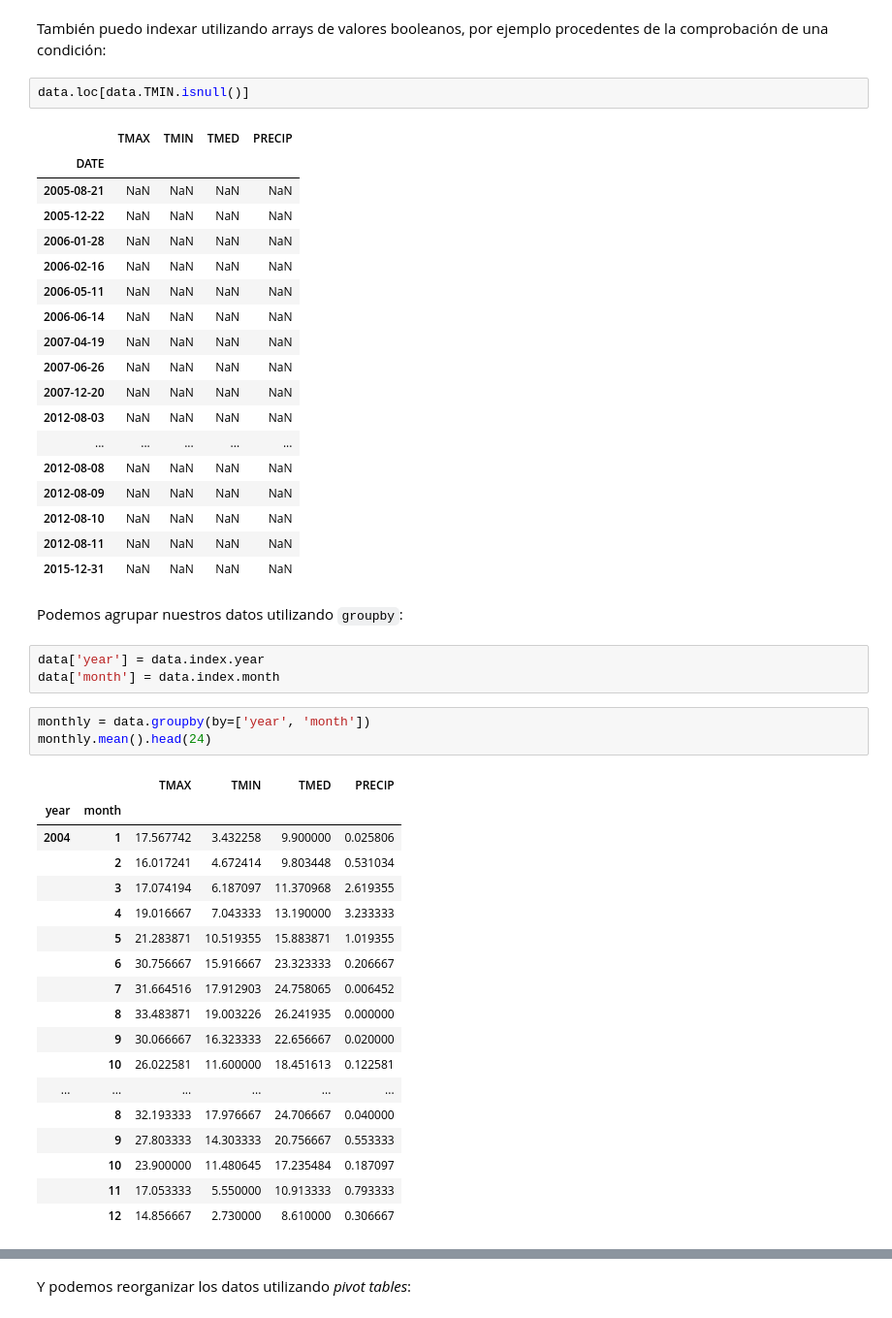
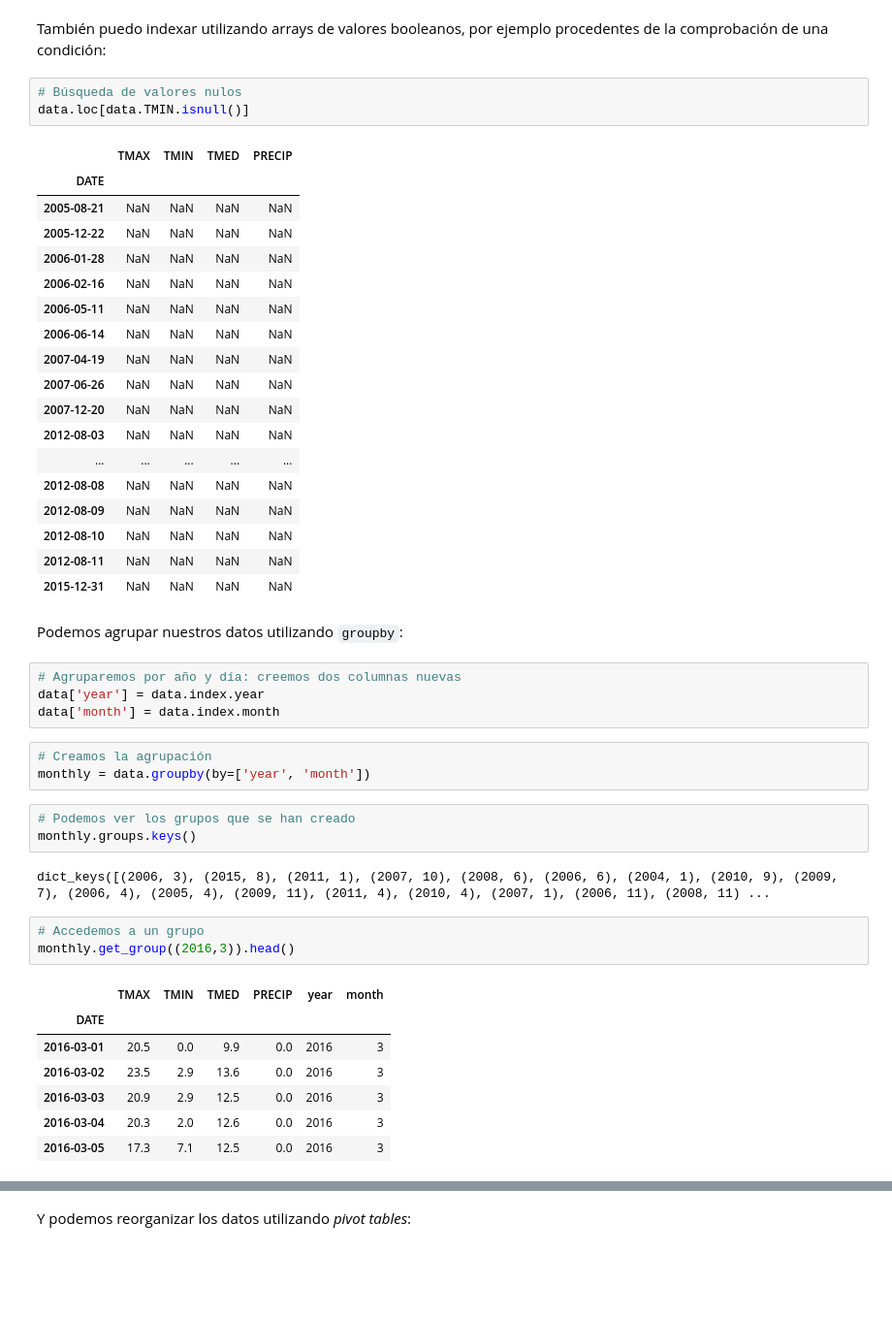
Before and after one commit to AeroPython/Curso_AeroPython, a Jupyter notebook: notebooks_completos/050-Pandas-Intro.ipynb, the cells around one changed output, grey strips where cells are left out. Shown: that part at 97% size. Saved outputs shown, nothing was run; the diff lists cells and outputs as text; blank space fills up the shorter version.

```diff
--- a/notebooks_completos/050-Pandas-Intro.ipynb
+++ b/notebooks_completos/050-Pandas-Intro.ipynb
@@ -205,6 +242,7 @@ data.loc["2016-12-01":]
 # %% [markdown]
 También puedo indexar utilizando arrays de valores booleanos, por ejemplo procedentes de la comprobación de una condición:
 # %%
+# Búsqueda de valores nulos
 data.loc[data.TMIN.isnull()]
 # %% [output]
 |  | TMAX | TMIN | TMED | PRECIP |
@@ -228,27 +266,25 @@ data.loc[data.TMIN.isnull()]
 # %% [markdown]
 Podemos agrupar nuestros datos utilizando `groupby`:
 # %%
+# Agruparemos por año y día: creemos dos columnas nuevas
 data['year'] = data.index.year
 data['month'] = data.index.month
 # %%
+# Creamos la agrupación
 monthly = data.groupby(by=['year', 'month'])
-monthly.mean().head(24)
-# %% [output]
-|  |  | TMAX | TMIN | TMED | PRECIP |
-| year | month |  |  |  |  |
-| 2004 | 1 | 17.567742 | 3.432258 | 9.900000 | 0.025806 |
-|  | 2 | 16.017241 | 4.672414 | 9.803448 | 0.531034 |
-|  | 3 | 17.074194 | 6.187097 | 11.370968 | 2.619355 |
-|  | 4 | 19.016667 | 7.043333 | 13.190000 | 3.233333 |
-|  | 5 | 21.283871 | 10.519355 | 15.883871 | 1.019355 |
-|  | 6 | 30.756667 | 15.916667 | 23.323333 | 0.206667 |
-|  | 7 | 31.664516 | 17.912903 | 24.758065 | 0.006452 |
-|  | 8 | 33.483871 | 19.003226 | 26.241935 | 0.000000 |
-|  | 9 | 30.066667 | 16.323333 | 22.656667 | 0.020000 |
-|  | 10 | 26.022581 | 11.600000 | 18.451613 | 0.122581 |
-| ... | ... | ... | ... | ... | ... |
-|  | 8 | 32.193333 | 17.976667 | 24.706667 | 0.040000 |
-|  | 9 | 27.803333 | 14.303333 | 20.756667 | 0.553333 |
-|  | 10 | 23.900000 | 11.480645 | 17.235484 | 0.187097 |
-|  | 11 | 17.053333 | 5.550000 | 10.913333 | 0.793333 |
-|  | 12 | 14.856667 | 2.730000 | 8.610000 | 0.306667 |
+# %%
+# Podemos ver los grupos que se han creado
+monthly.groups.keys()
+# %% [output]
+dict_keys([(2006, 3), (2015, 8), (2011, 1), (2007, 10), (2008, 6), (2006, 6), (2004, 1), (2010, 9), (2009, 7), (2006, 4), (2005, 4), (2009, 11), (2011, 4), (2010, 4), (2007, 1), (2006, 11), (2008, 11) ...
+# %%
+# Accedemos a un grupo
+monthly.get_group((2016,3)).head()
+# %% [output]
+|  | TMAX | TMIN | TMED | PRECIP | year | month |
+| DATE |  |  |  |  |  |  |
+| 2016-03-01 | 20.5 | 0.0 | 9.9 | 0.0 | 2016 | 3 |
+| 2016-03-02 | 23.5 | 2.9 | 13.6 | 0.0 | 2016 | 3 |
+| 2016-03-03 | 20.9 | 2.9 | 12.5 | 0.0 | 2016 | 3 |
+| 2016-03-04 | 20.3 | 2.0 | 12.6 | 0.0 | 2016 | 3 |
+| 2016-03-05 | 17.3 | 7.1 | 12.5 | 0.0 | 2016 | 3 |
```
Also changed, not shown: parts of 36 cells of this notebook.
